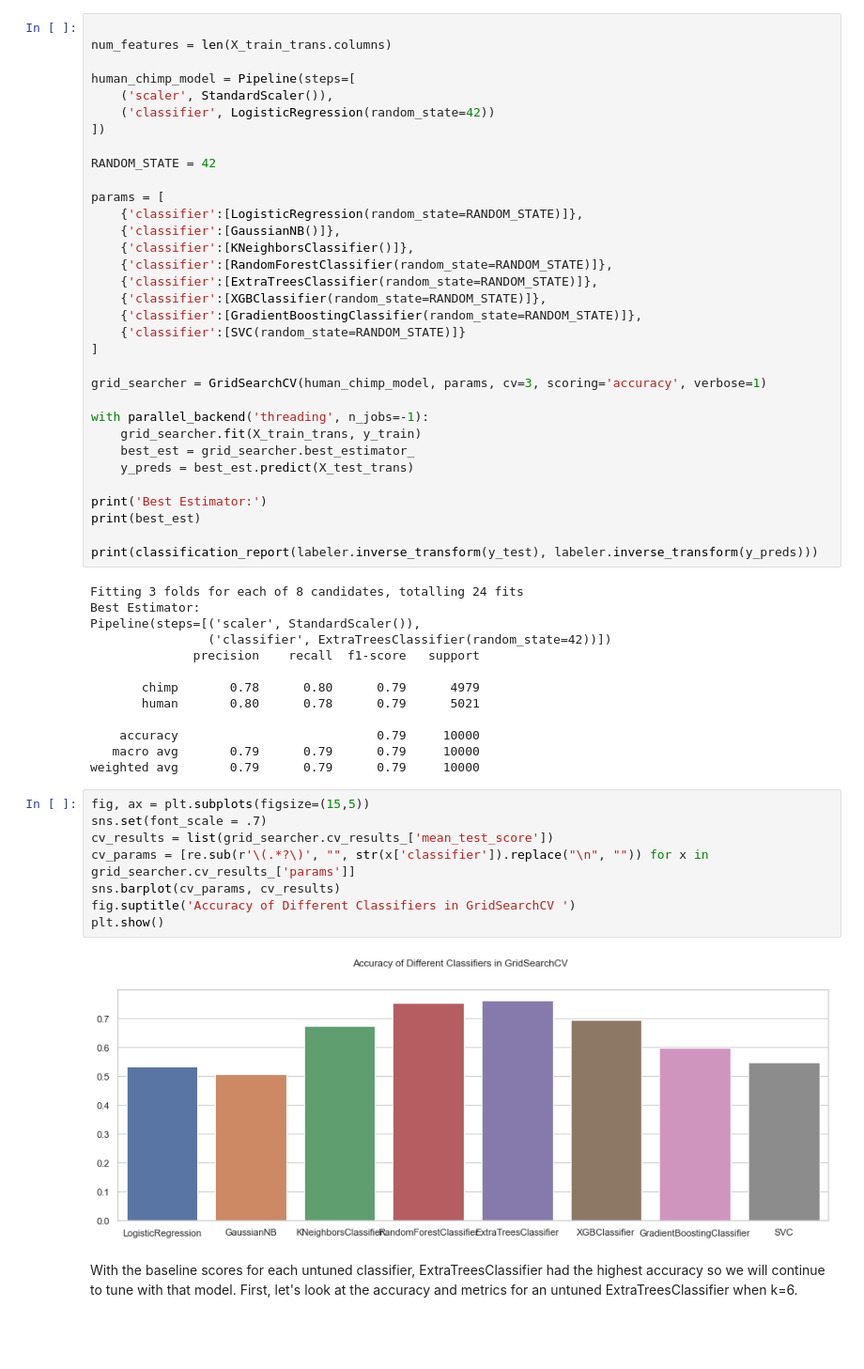
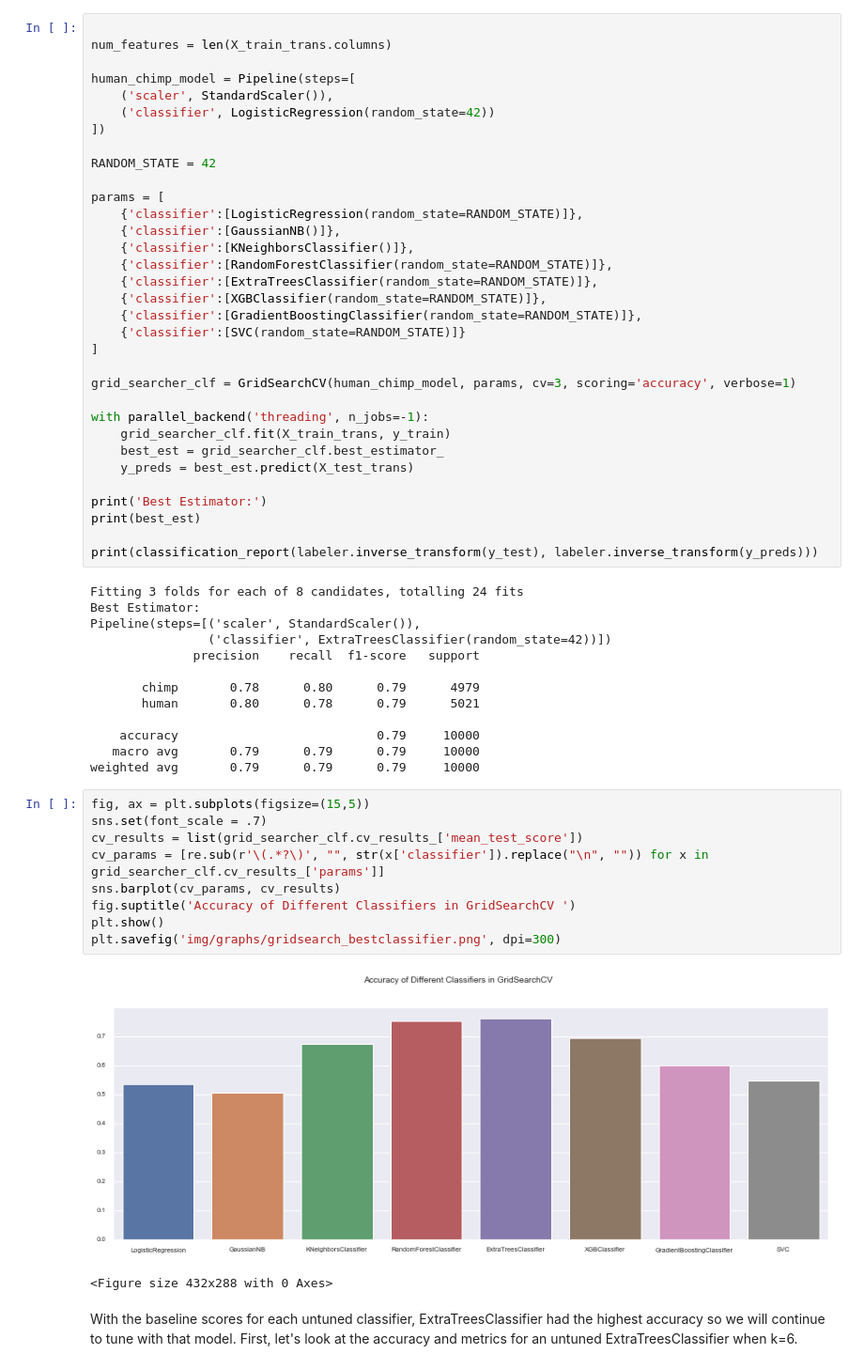
Before and after one commit to harryminds/DNA-Sequence-Classification, a Jupyter notebook: DNA Sequence Classification.ipynb, the cells around one changed output. Shown: that part at 94% size. Drawn from its saved outputs; the diff is of its cells as text; blank space fills up the shorter version.

Commit message:
adding graphs and readme

```diff
--- a/DNA Sequence Classification.ipynb
+++ b/DNA Sequence Classification.ipynb
@@ -504,11 +514,11 @@ params = [
     {'classifier':[SVC(random_state=RANDOM_STATE)]}
 ]
 
-grid_searcher = GridSearchCV(human_chimp_model, params, cv=3, scoring='accuracy', verbose=1)
+grid_searcher_clf = GridSearchCV(human_chimp_model, params, cv=3, scoring='accuracy', verbose=1)
 
 with parallel_backend('threading', n_jobs=-1):
-    grid_searcher.fit(X_train_trans, y_train)
-    best_est = grid_searcher.best_estimator_
+    grid_searcher_clf.fit(X_train_trans, y_train)
+    best_est = grid_searcher_clf.best_estimator_
     y_preds = best_est.predict(X_test_trans)
 
 print('Best Estimator:')
@@ -531,13 +541,15 @@ weighted avg       0.79      0.79      0.79     10000
 # %%
 fig, ax = plt.subplots(figsize=(15,5))
 sns.set(font_scale = .7)
-cv_results = list(grid_searcher.cv_results_['mean_test_score'])
-cv_params = [re.sub(r'\(.*?\)', "", str(x['classifier']).replace("\n", "")) for x in grid_searcher.cv_results_['params']]
+cv_results = list(grid_searcher_clf.cv_results_['mean_test_score'])
+cv_params = [re.sub(r'\(.*?\)', "", str(x['classifier']).replace("\n", "")) for x in grid_searcher_clf.cv_results_['params']]
 sns.barplot(cv_params, cv_results)
 fig.suptitle('Accuracy of Different Classifiers in GridSearchCV ')
 plt.show()
+plt.savefig('img/graphs/gridsearch_bestclassifier.png', dpi=300)
 # %% [output]
-[figure, old version]
+[figure, new version]
+<Figure size 432x288 with 0 Axes>
 # %% [markdown]
 With the baseline scores for each untuned classifier, ExtraTreesClassifier had the highest accuracy so we will continue to tune with that model. First, let's look at the accuracy and metrics for an untuned ExtraTreesClassifier when k=6.
 # %%
```
Also changed, not shown: parts of 30 cells of this notebook, 6 other files.
